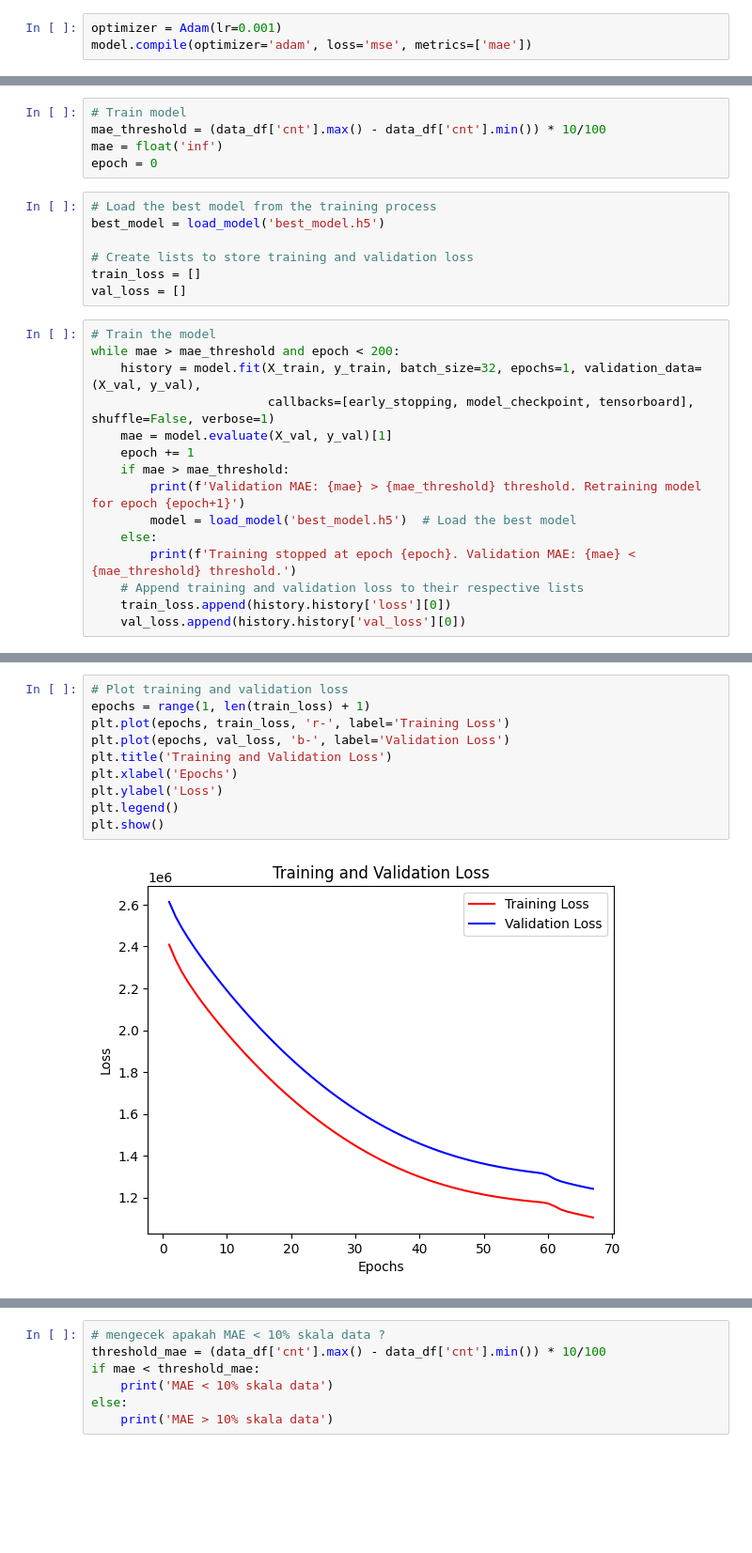
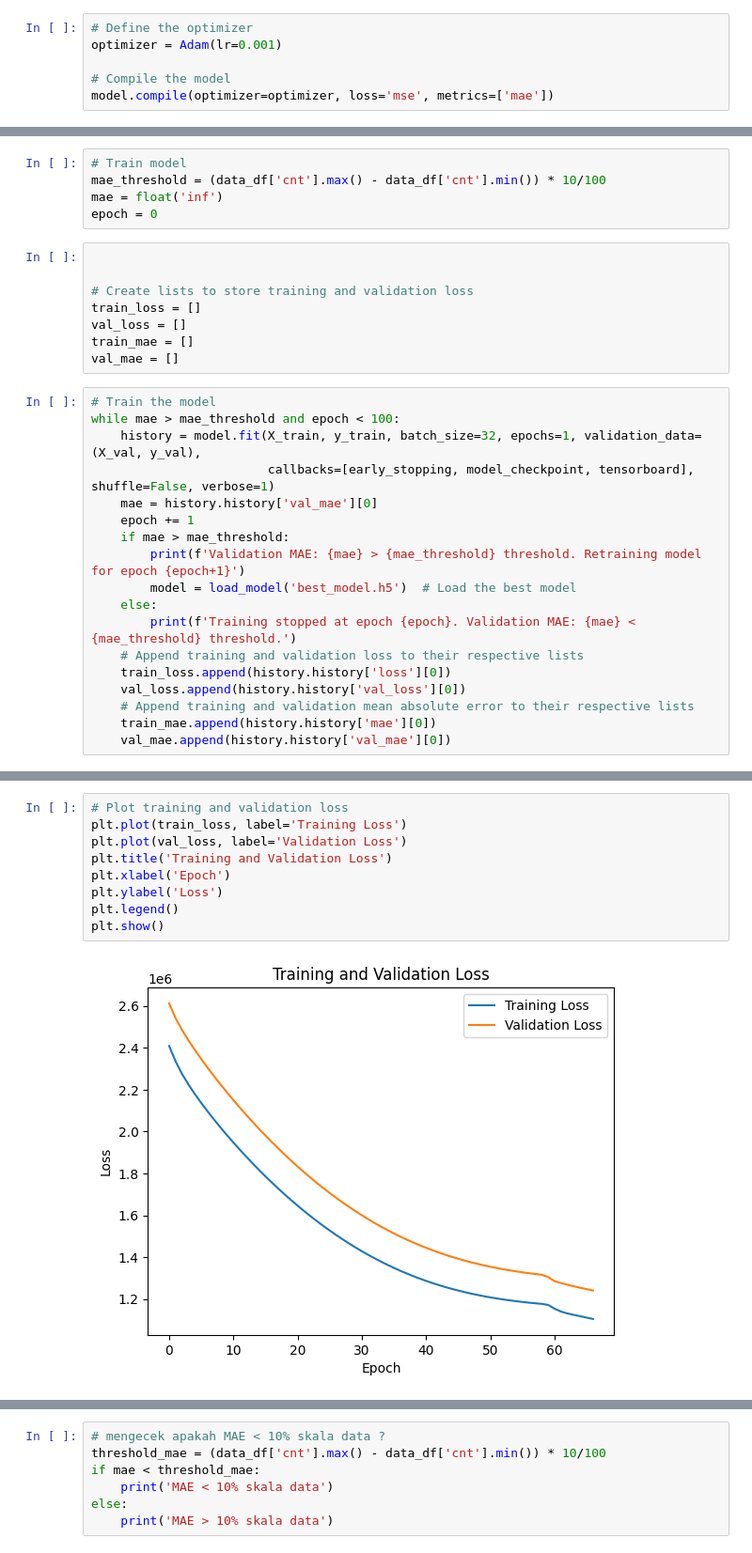
Before and after one commit to dicky-alfansyah/dicoding, a Jupyter notebook: Model_Machine_Learning_dengan_Data_Time_Series.ipynb, the cells around one changed output, grey strips where cells are left out. Shown at 94% size. Cells and saved outputs as stored; diff of their text form; blank space fills up the shorter version.

```diff
--- a/Model_Machine_Learning_dengan_Data_Time_Series.ipynb
+++ b/Model_Machine_Learning_dengan_Data_Time_Series.ipynb
@@ -93,8 +93,11 @@ model = Sequential()
 model.add(LSTM(64, input_shape=(1, X_train.shape[2])))
 model.add(Dense(1))
 # %%
+# Define the optimizer
 optimizer = Adam(lr=0.001)
-model.compile(optimizer='adam', loss='mse', metrics=['mae'])
+
+# Compile the model
+model.compile(optimizer=optimizer, loss='mse', metrics=['mae'])
 # %%
 import matplotlib.pyplot as plt
 import numpy as np
@@ -111,18 +114,19 @@ mae_threshold = (data_df['cnt'].max() - data_df['cnt'].min()) * 10/100
 mae = float('inf')
 epoch = 0
 # %%
-# Load the best model from the training process
-best_model = load_model('best_model.h5')
+
 
 # Create lists to store training and validation loss
 train_loss = []
 val_loss = []
+train_mae = []
+val_mae = []
 # %%
 # Train the model
-while mae > mae_threshold and epoch < 200:
+while mae > mae_threshold and epoch < 100:
     history = model.fit(X_train, y_train, batch_size=32, epochs=1, validation_data=(X_val, y_val),
                         callbacks=[early_stopping, model_checkpoint, tensorboard], shuffle=False, verbose=1)
-    mae = model.evaluate(X_val, y_val)[1]
+    mae = history.history['val_mae'][0]
     epoch += 1
     if mae > mae_threshold:
         print(f'Validation MAE: {mae} > {mae_threshold} threshold. Retraining model for epoch {epoch+1}')
@@ -132,4 +136,7 @@ while mae > mae_threshold and epoch < 200:
     # Append training and validation loss to their respective lists
     train_loss.append(history.history['loss'][0])
     val_loss.append(history.history['val_loss'][0])
+    # Append training and validation mean absolute error to their respective lists
+    train_mae.append(history.history['mae'][0])
+    val_mae.append(history.history['val_mae'][0])
 # %% [output]
@@ -153,12 +160,11 @@ Training stopped at epoch 67. Validation MAE: 785.0509643554688 < 786.0 threshol
 # %%
 # Plot training and validation loss
-epochs = range(1, len(train_loss) + 1)
-plt.plot(epochs, train_loss, 'r-', label='Training Loss')
-plt.plot(epochs, val_loss, 'b-', label='Validation Loss')
+plt.plot(train_loss, label='Training Loss')
+plt.plot(val_loss, label='Validation Loss')
 plt.title('Training and Validation Loss')
-plt.xlabel('Epochs')
+plt.xlabel('Epoch')
 plt.ylabel('Loss')
 plt.legend()
 plt.show()
 # %% [output]
-[figure, old version]
+[figure, new version]
```
Also changed, not shown: parts of 2 cells of this notebook.
